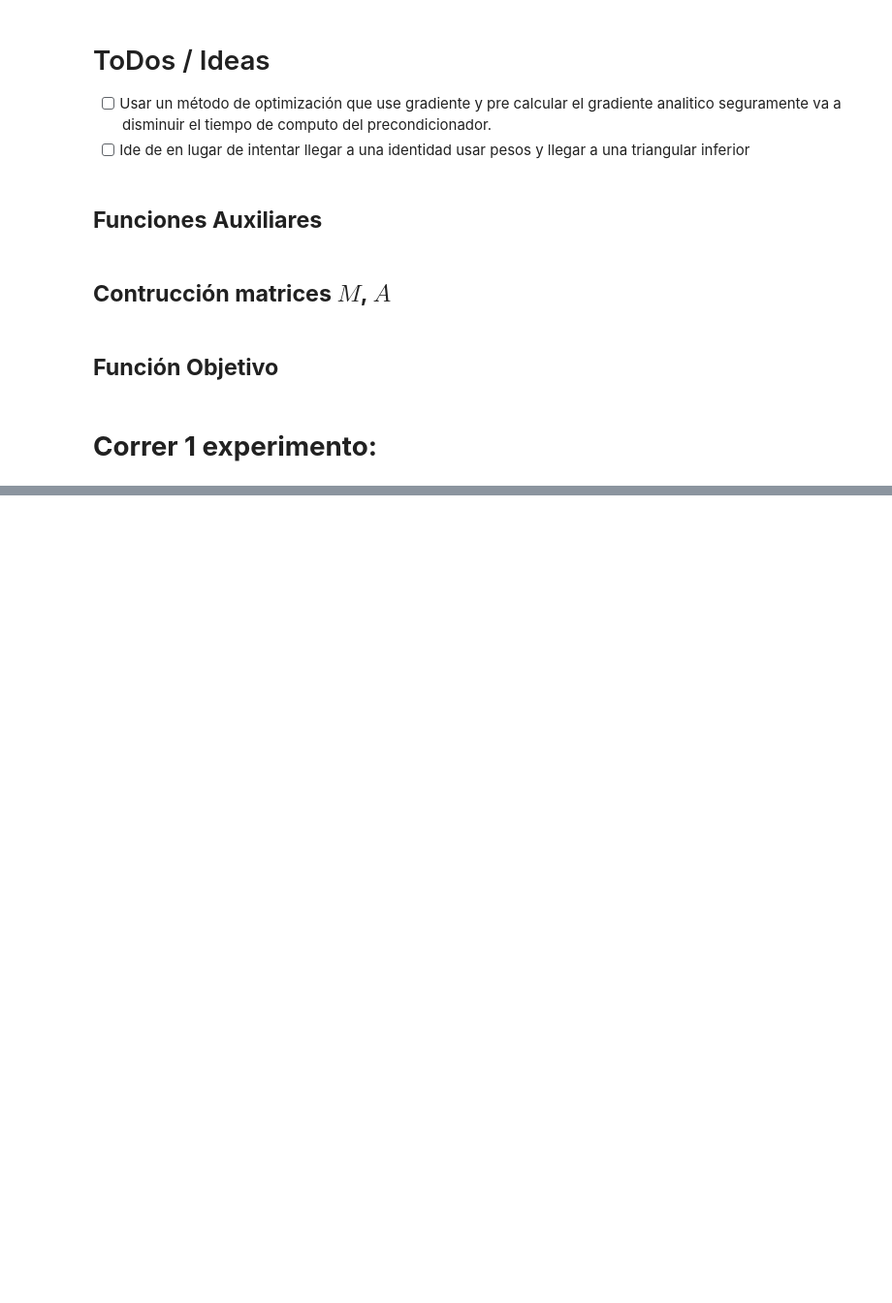
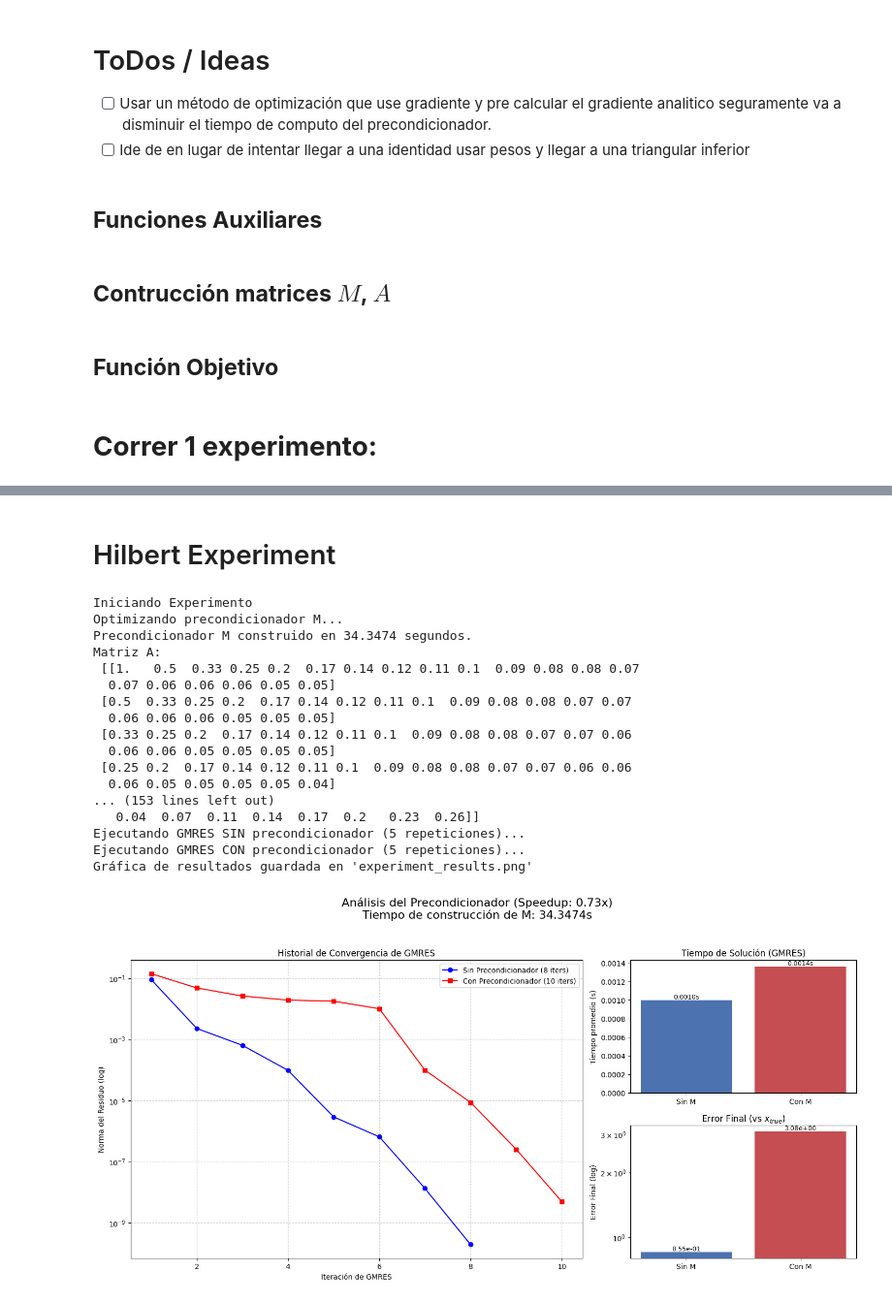
Before and after one commit to eti-calde/NumericalMethods, a Jupyter notebook: Notebooks/Opimal-Preconditionar-Problem-2.ipynb, the cells around one changed output, grey strips where cells are left out. Shown at 97% size. Cells and saved outputs as stored; diff of their text form; code cells hidden in the pictures; blank space fills up the shorter version.

```diff
--- a/Notebooks/Opimal-Preconditionar-Problem-2.ipynb
+++ b/Notebooks/Opimal-Preconditionar-Problem-2.ipynb
@@ -514,0 +522,55 @@ Gráfica de resultados guardada en 'experiment_results.png'
+# %% [markdown]
+# Hilbert Experiment
+# %%
+experiment_config ={
+    "tol": 1e-8,
+    "n": 20,
+    "seed":67,
+    "repetition-per-experiment": 5
+}
+
+M_config = {
+    "M-structure":"k-triangular-low",
+    # "multiplication-mode":"both-sides-multiplication",
+    "multiplication-mode": "left-multiplication",
+    # "objective-structure": "triangular-low",
+    "objective-structure": "identity",
+    "optimization-mode":"BFGS",
+    "seed":experiment_config["seed"],
+    "n":experiment_config["n"],
+    "k":20,
+    "tol":experiment_config["tol"]
+}
+
+A_config = {
+    "n":experiment_config["n"],
+    "k":3, # en el caso de la hilbert no se usa
+    "seed":experiment_config["seed"],
+    "cond_number":None,
+    "A-structure": "hilbert",
+    "density":0.5, # solo considerado para structure "sparse"
+    "diagonally-dominant": False
+}
+
+
+results = run_experiment(experiment_config,M_config,A_config,optimizer, verbose=True)
+plot_results(results)
+# %% [output]
+Iniciando Experimento
+Optimizando precondicionador M...
+Precondicionador M construido en 34.3474 segundos.
+Matriz A:
+ [[1.   0.5  0.33 0.25 0.2  0.17 0.14 0.12 0.11 0.1  0.09 0.08 0.08 0.07
+  0.07 0.06 0.06 0.06 0.05 0.05]
+ [0.5  0.33 0.25 0.2  0.17 0.14 0.12 0.11 0.1  0.09 0.08 0.08 0.07 0.07
+  0.06 0.06 0.06 0.05 0.05 0.05]
+ [0.33 0.25 0.2  0.17 0.14 0.12 0.11 0.1  0.09 0.08 0.08 0.07 0.07 0.06
+  0.06 0.06 0.05 0.05 0.05 0.05]
+ [0.25 0.2  0.17 0.14 0.12 0.11 0.1  0.09 0.08 0.08 0.07 0.07 0.06 0.06
+  0.06 0.05 0.05 0.05 0.05 0.04]
+... (153 lines left out)
+   0.04  0.07  0.11  0.14  0.17  0.2   0.23  0.26]]
+Ejecutando GMRES SIN precondicionador (5 repeticiones)...
+Ejecutando GMRES CON precondicionador (5 repeticiones)...
+Gráfica de resultados guardada en 'experiment_results.png'
+[figure, added]
```
Also changed, not shown: parts of 4 cells of this notebook, 3 other files.
